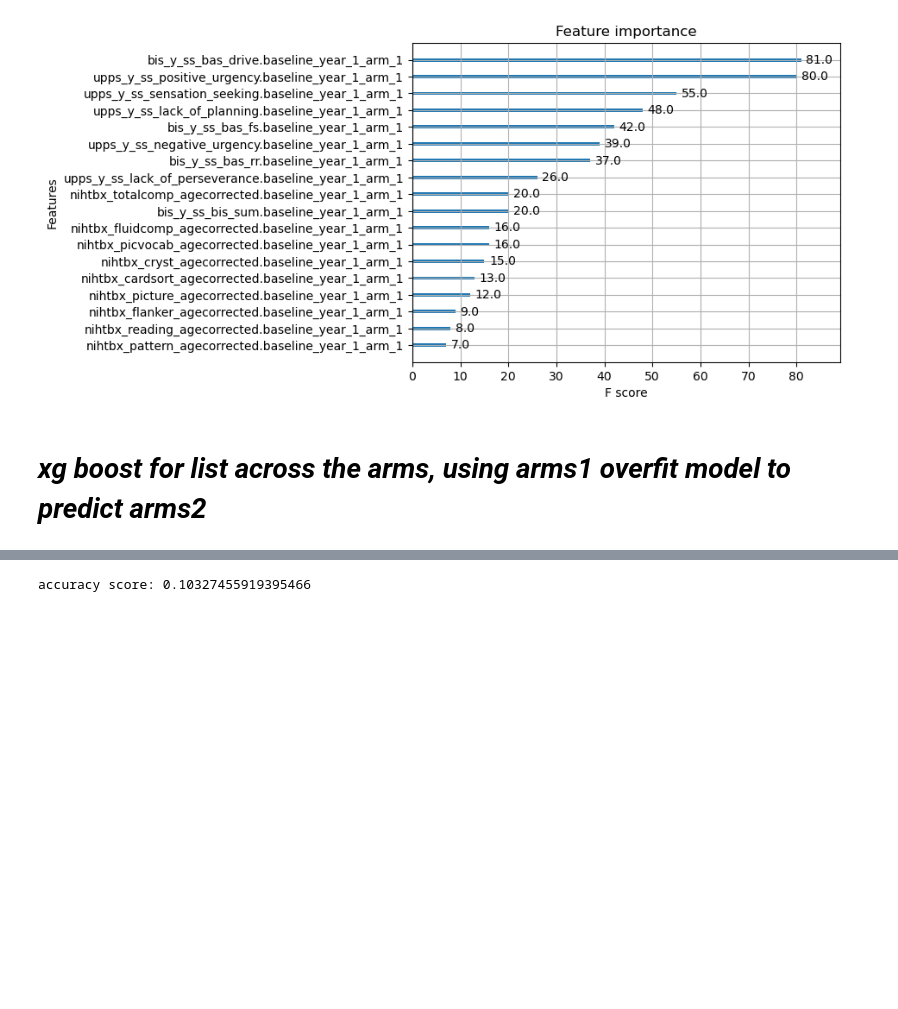
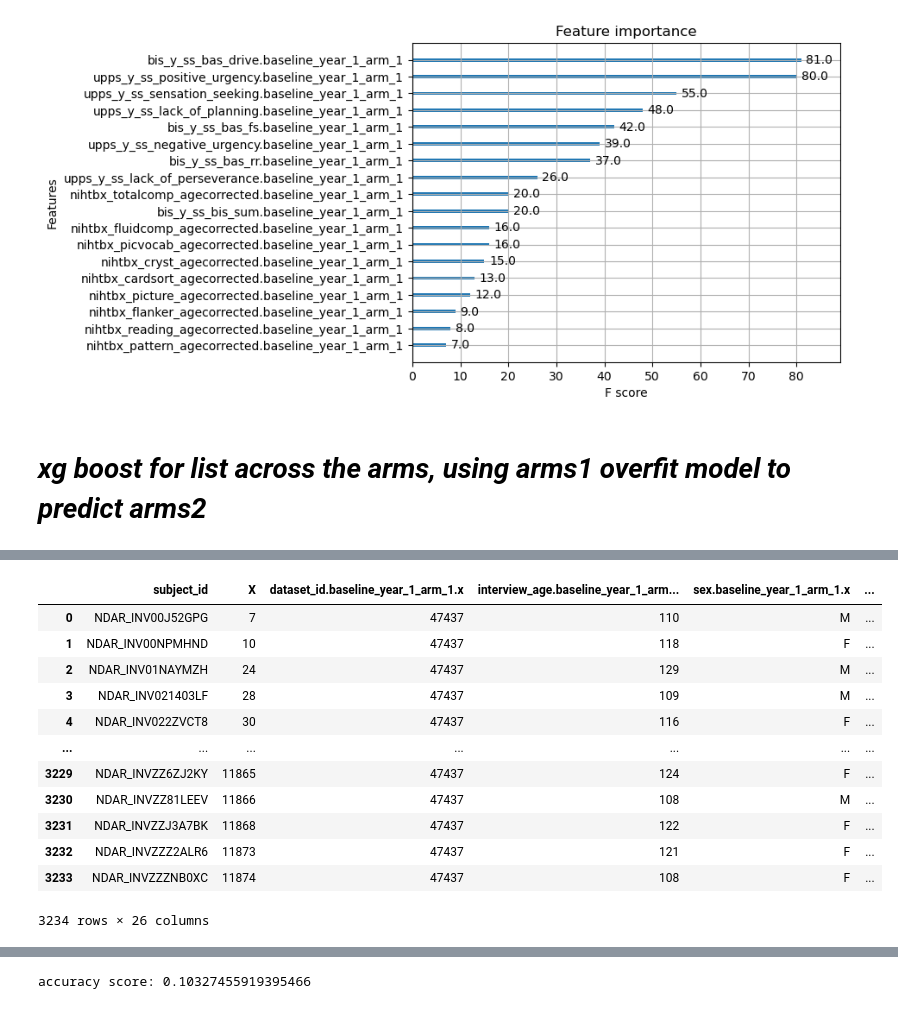
Before and after one commit to lundq163/FRF_results_viz, a Jupyter notebook: GBM_work/GBM.ipynb, the cells around one changed output, grey strips where cells are left out. Cells and saved outputs as stored; diff of their text form; code cells hidden in the pictures; blank space fills up the shorter version.

```diff
--- a/GBM_work/GBM.ipynb
+++ b/GBM_work/GBM.ipynb
@@ -539,0 +583,4 @@ y_pred_arms2_with_arms1_model = xgb_cv_arms1.predict(X_test_arms2)
+# %%
+id_predictions_df_arms2 = pd.read_csv('id_predictions_list_ARMS2.csv')
+id_predictions_df_arms2
+#cm_arms1_arms2 = metrics.confusion_matrix(y_test_arms1, y_pred_arms2_with_arms1_model)
@@ -539,0 +619,24 @@ y_pred_arms2_with_arms1_model = xgb_cv_arms1.predict(X_test_arms2)
+# %%
+merged_arms2_cogdata_arms1_xgbmodel_pred = pd.merge(
+    left=cog_data_arms2_renamed,
+    right=id_predictions_df_arms2,
+    how='left',
+    left_on='subject_id',
+    right_on='subject_id',
+    suffixes=('_left', '_right')
+)
+merged_arms2_cogdata_arms1_xgbmodel_pred
+# %% [output]
+|  | subject_id | X | dataset_id.baseline_year_1_arm_1.x | interview_age.baseline_year_1_arm... | sex.baseline_year_1_arm_1.x | ... |
+| 0 | NDAR_INV00J52GPG | 7 | 47437 | 110 | M | ... |
+| 1 | NDAR_INV00NPMHND | 10 | 47437 | 118 | F | ... |
+| 2 | NDAR_INV01NAYMZH | 24 | 47437 | 129 | M | ... |
+| 3 | NDAR_INV021403LF | 28 | 47437 | 109 | M | ... |
+| 4 | NDAR_INV022ZVCT8 | 30 | 47437 | 116 | F | ... |
+| ... | ... | ... | ... | ... | ... | ... |
+| 3229 | NDAR_INVZZ6ZJ2KY | 11865 | 47437 | 124 | F | ... |
+| 3230 | NDAR_INVZZ81LEEV | 11866 | 47437 | 108 | M | ... |
+| 3231 | NDAR_INVZZJ3A7BK | 11868 | 47437 | 122 | F | ... |
+| 3232 | NDAR_INVZZZ2ALR6 | 11873 | 47437 | 121 | F | ... |
+| 3233 | NDAR_INVZZZNB0XC | 11874 | 47437 | 108 | F | ... |
+3234 rows × 26 columns
```
Also changed, not shown: parts of 31 cells of this notebook, 15 other files.
